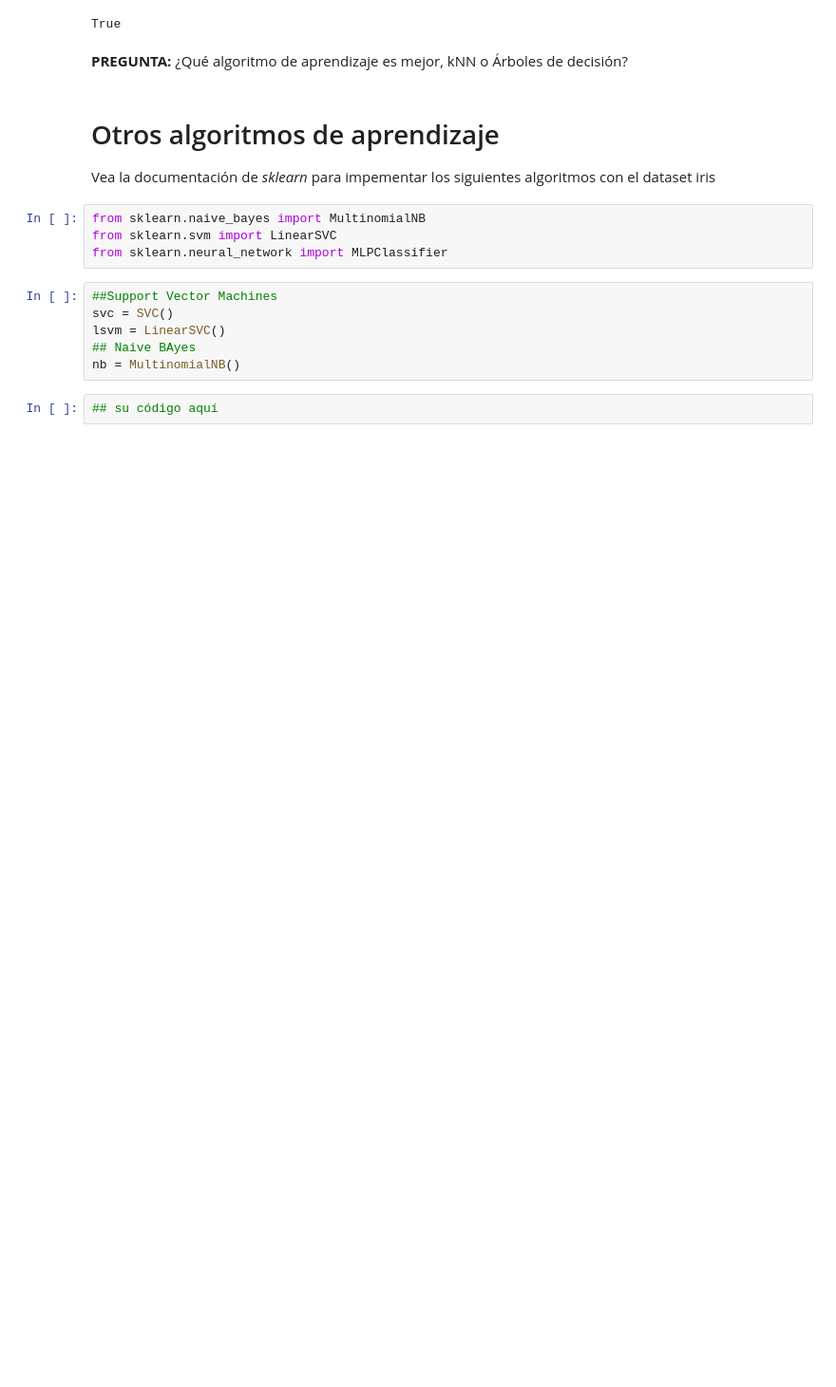
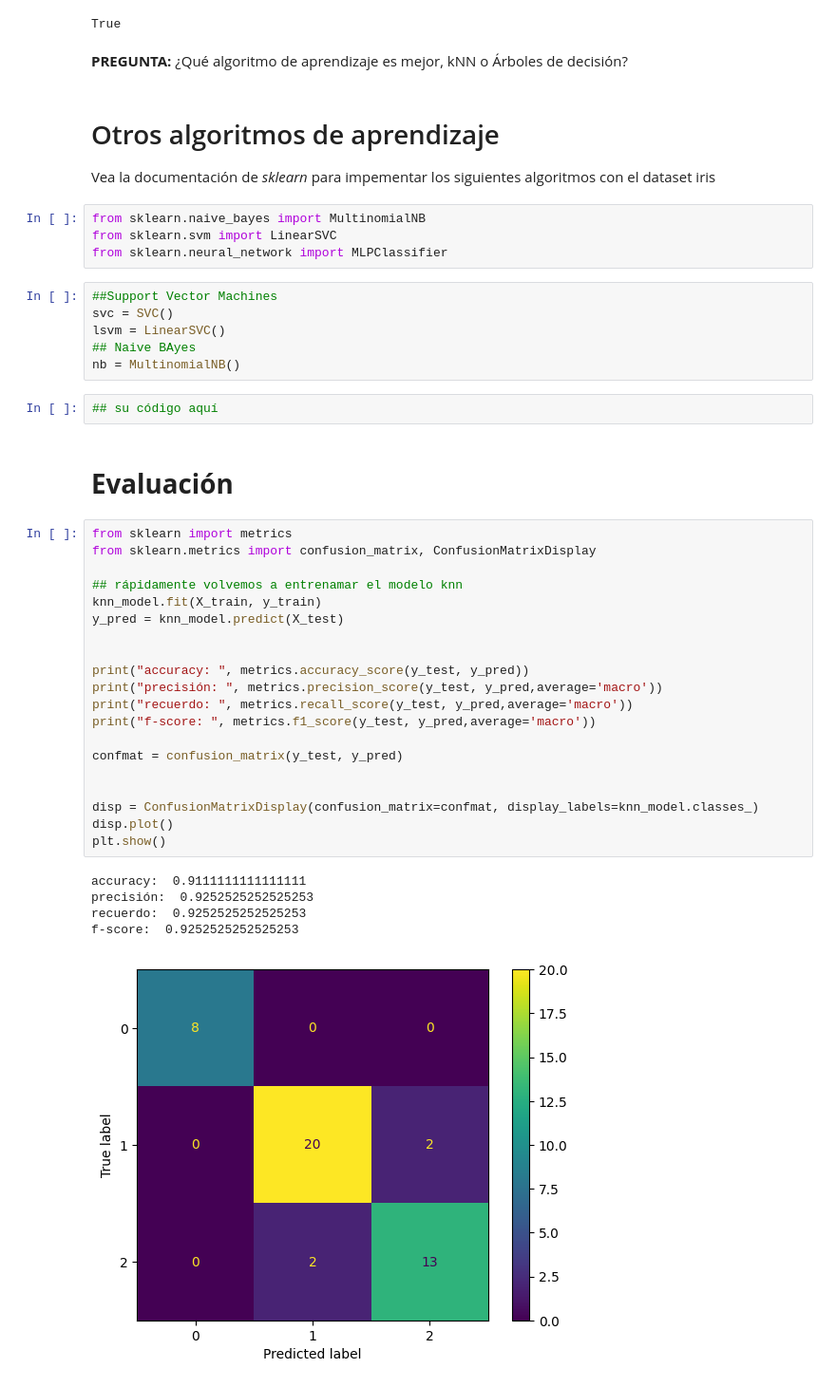
Before and after one commit to gabyrr/CursoTIA, a Jupyter notebook: TIA_algoritmos_aprendizaje.ipynb, the cells around one changed output. Shown at 95% size. Saved outputs shown, nothing was run; the diff lists cells and outputs as text; blank space fills up the shorter version.

```diff
--- a/TIA_algoritmos_aprendizaje.ipynb
+++ b/TIA_algoritmos_aprendizaje.ipynb
@@ -212,3 +212,31 @@ lsvm = LinearSVC()
 nb = MultinomialNB()
 # %%
 ## su código aquí
+# %% [markdown]
+# **Evaluación**
+# %%
+from sklearn import metrics
+from sklearn.metrics import confusion_matrix, ConfusionMatrixDisplay
+
+## rápidamente volvemos a entrenamar el modelo knn
+knn_model.fit(X_train, y_train)
+y_pred = knn_model.predict(X_test)
+
+
+print("accuracy: ", metrics.accuracy_score(y_test, y_pred))
+print("precisión: ", metrics.precision_score(y_test, y_pred,average='macro'))
+print("recuerdo: ", metrics.recall_score(y_test, y_pred,average='macro'))
+print("f-score: ", metrics.f1_score(y_test, y_pred,average='macro'))
+
+confmat = confusion_matrix(y_test, y_pred)
+
+
+disp = ConfusionMatrixDisplay(confusion_matrix=confmat, display_labels=knn_model.classes_)
+disp.plot()
+plt.show()
+# %% [output]
+accuracy:  0.9111111111111111
+precisión:  0.9252525252525253
+recuerdo:  0.9252525252525253
+f-score:  0.9252525252525253
+[figure, added]
```
Also changed, not shown: parts of 5 cells of this notebook.
